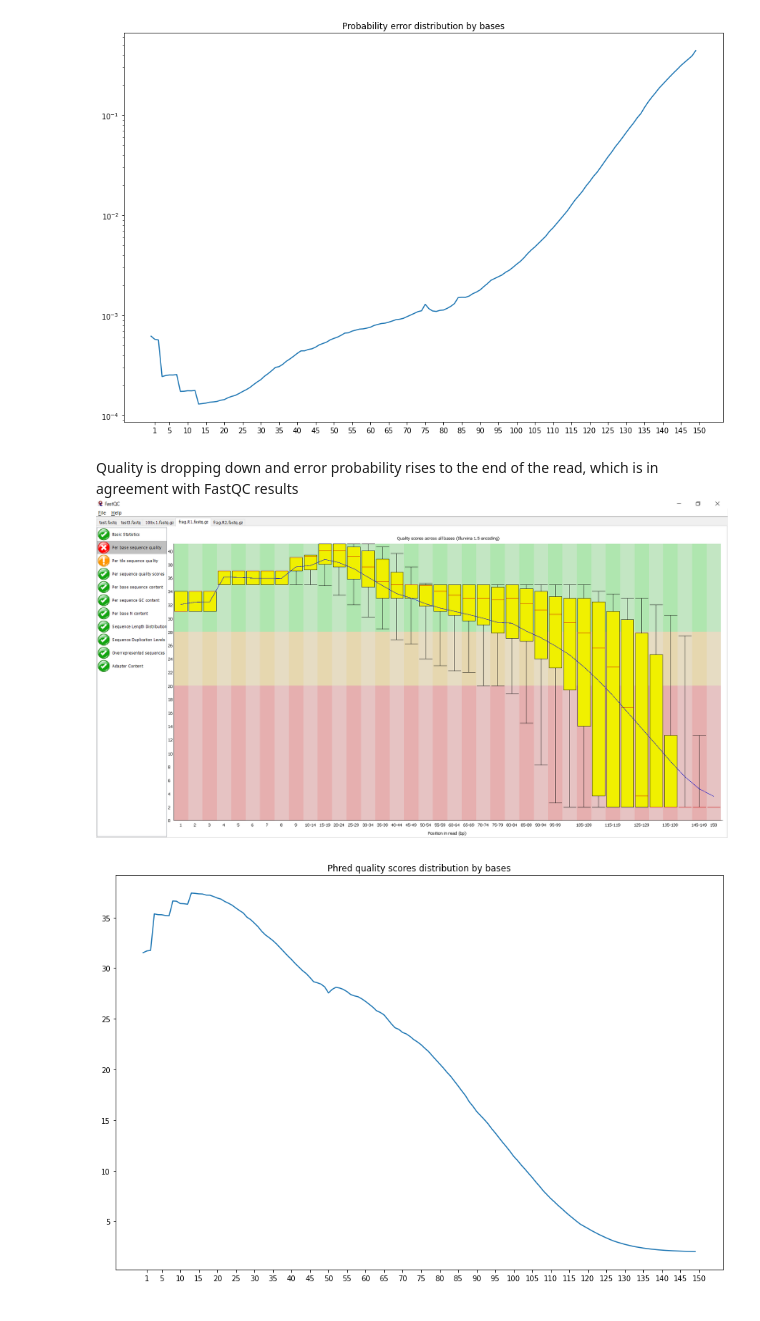
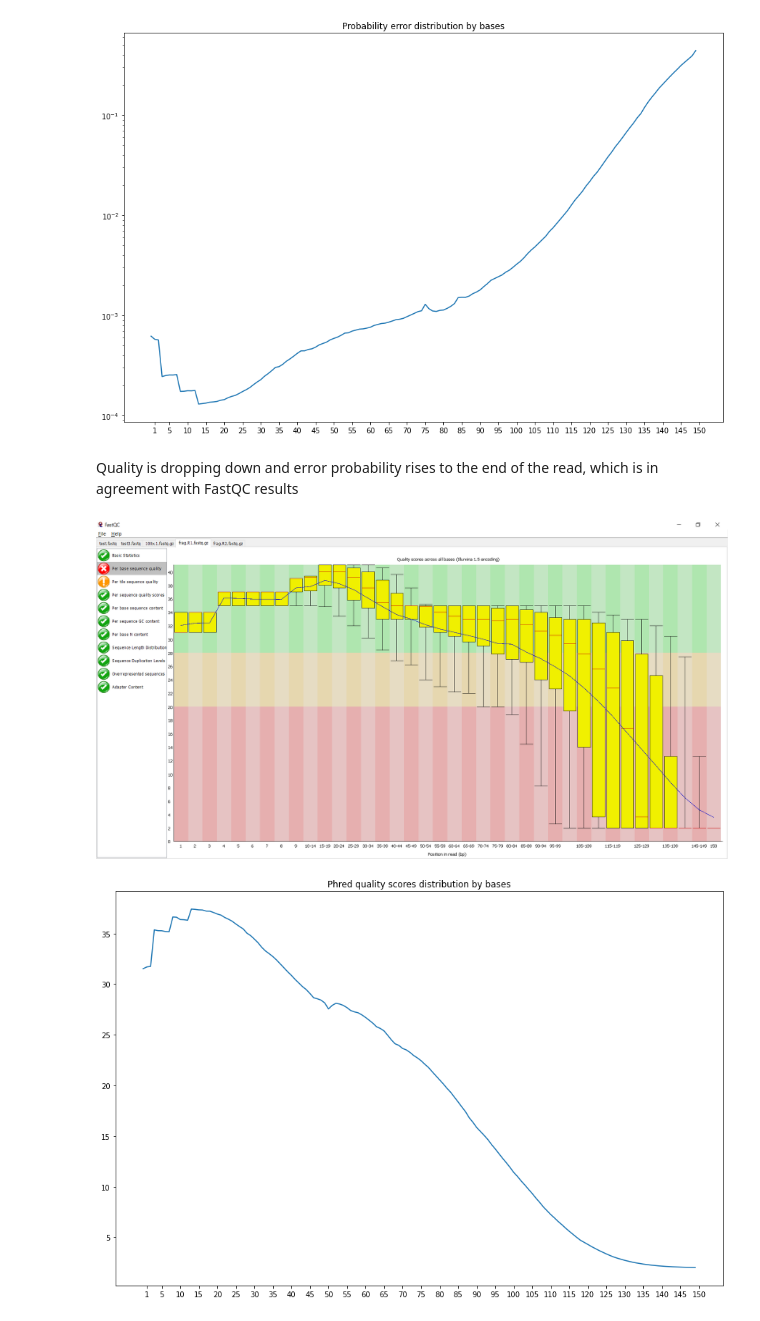
Before and after one commit to ivartb/bioinf_NGS, a Jupyter notebook: NGS_HW1_ArtemIvanov.ipynb, the cells around one changed output. Cells and saved outputs as stored; diff of their text form; code cells hidden in the pictures.

```diff
--- a/NGS_HW1_ArtemIvanov.ipynb
+++ b/NGS_HW1_ArtemIvanov.ipynb
@@ -90,7 +97,10 @@ with gzip.open("frag.R1.fastq.gz", "rt") as file:
 [figure]
 # %% [markdown]
 Quality is dropping down and error probability rises to the end of the read, which is in agreement with FastQC results
-![image.png](attachment:image.png)
+# %%
+Image(filename='img_hw1/3.png')
+# %% [output]
+[figure, added]
 # %%
 with gzip.open("frag.R2.fastq.gz", "rt") as file:
     getBaseQual(load(file, "fastq-illumina"))
```
Also changed, not shown: parts of 7 cells of this notebook, 4 other files.
